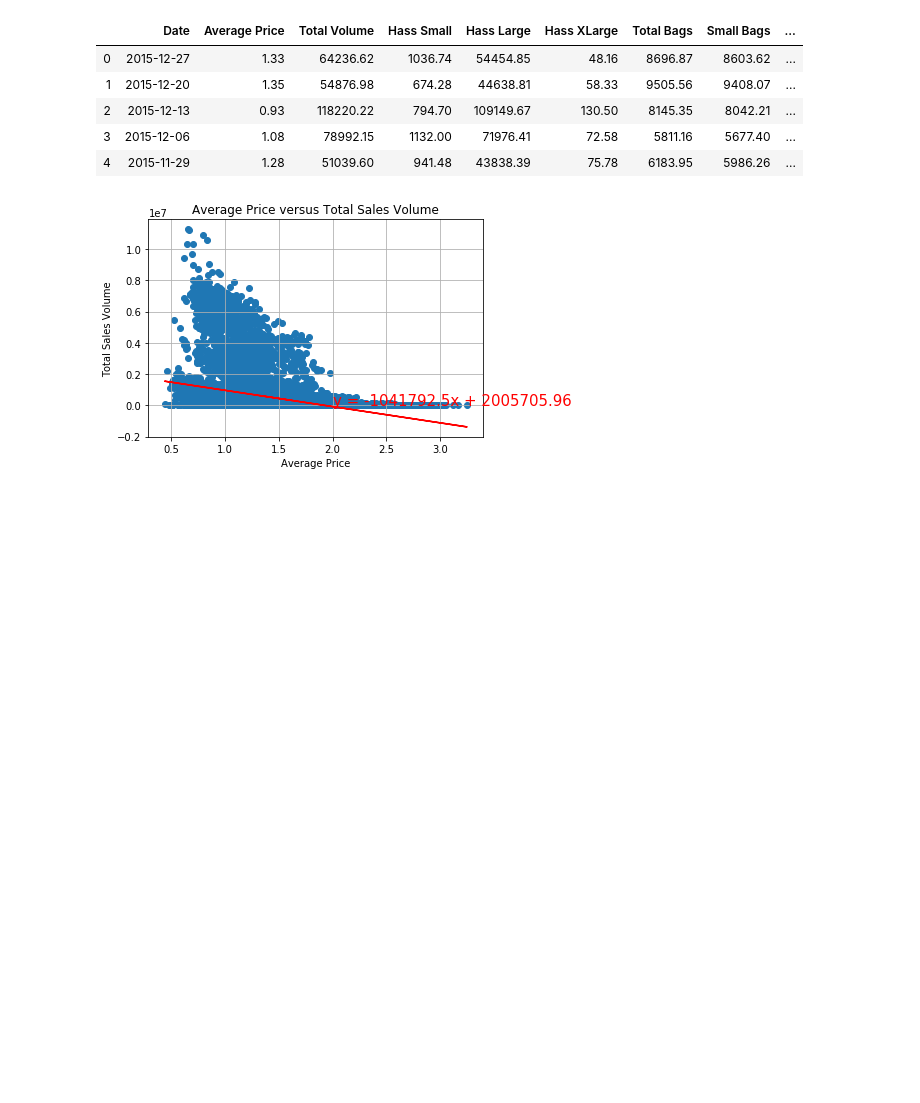
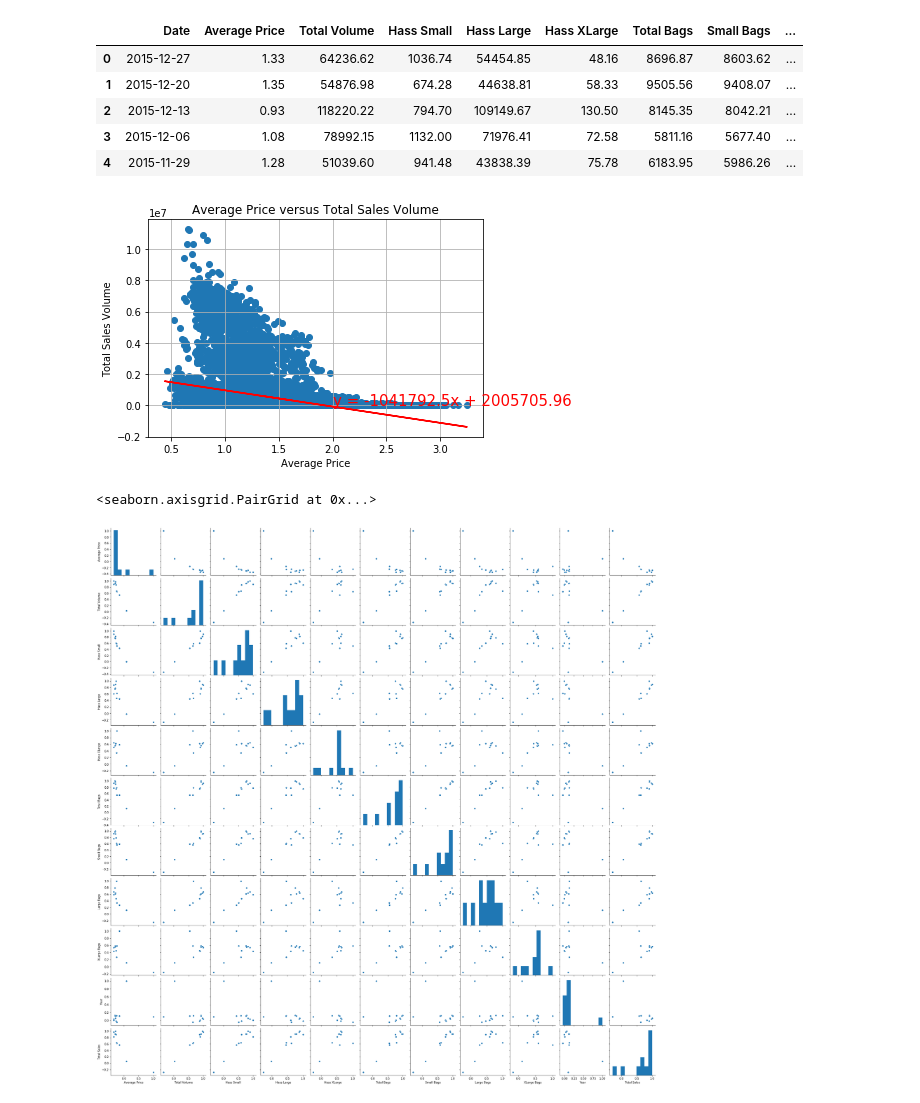
Before and after one commit to busy0312/Porject-1_-Team5, a Jupyter notebook: Avocado_Data Analysis.ipynb, the cells around one changed output. Drawn from its saved outputs; the diff is of its cells as text; code cells hidden in the pictures; blank space fills up the shorter version.

```diff
--- a/Avocado_Data Analysis.ipynb
+++ b/Avocado_Data Analysis.ipynb
@@ -462,3 +462,8 @@ plt.grid(True)
 plt.show()
 # %% [output]
 [figure]
+# %%
+sns.pairplot(avocado_data.corr())
+# %% [output]
+<seaborn.axisgrid.PairGrid at 0x...>
+[figure, added]
```
Also changed, not shown: parts of 3 cells of this notebook.
